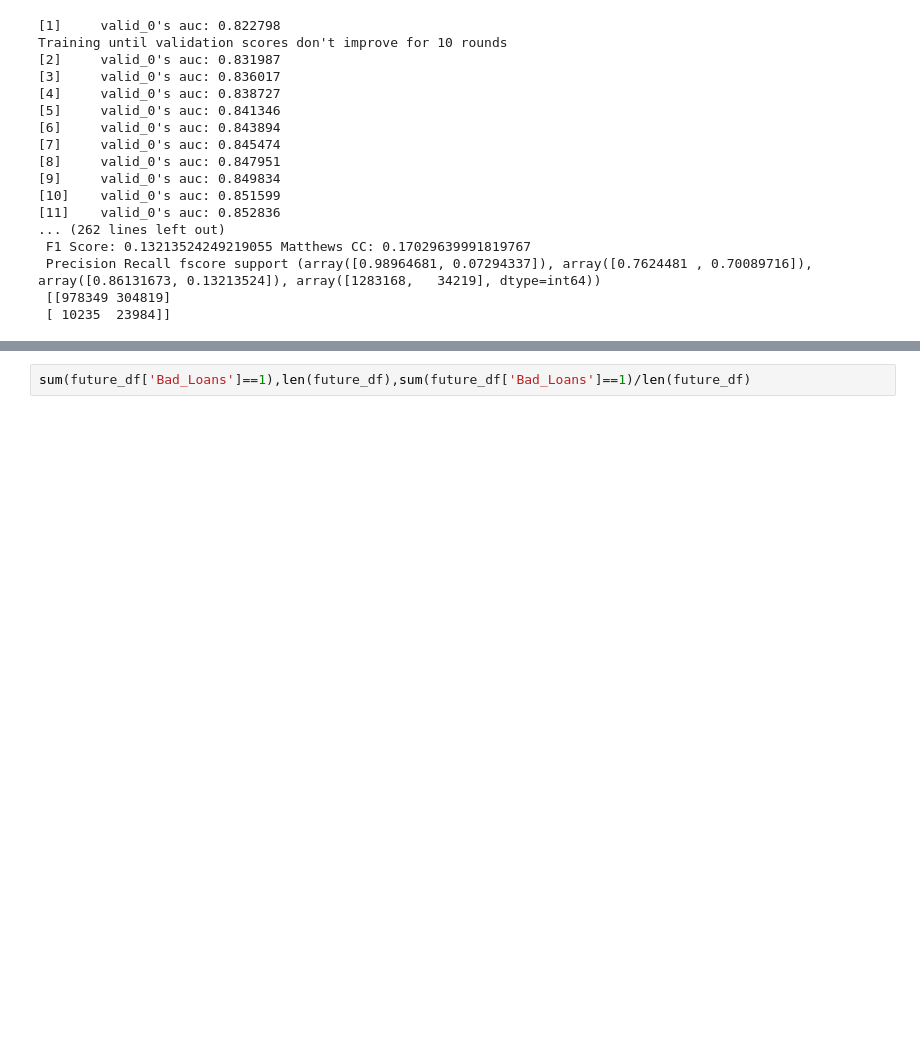
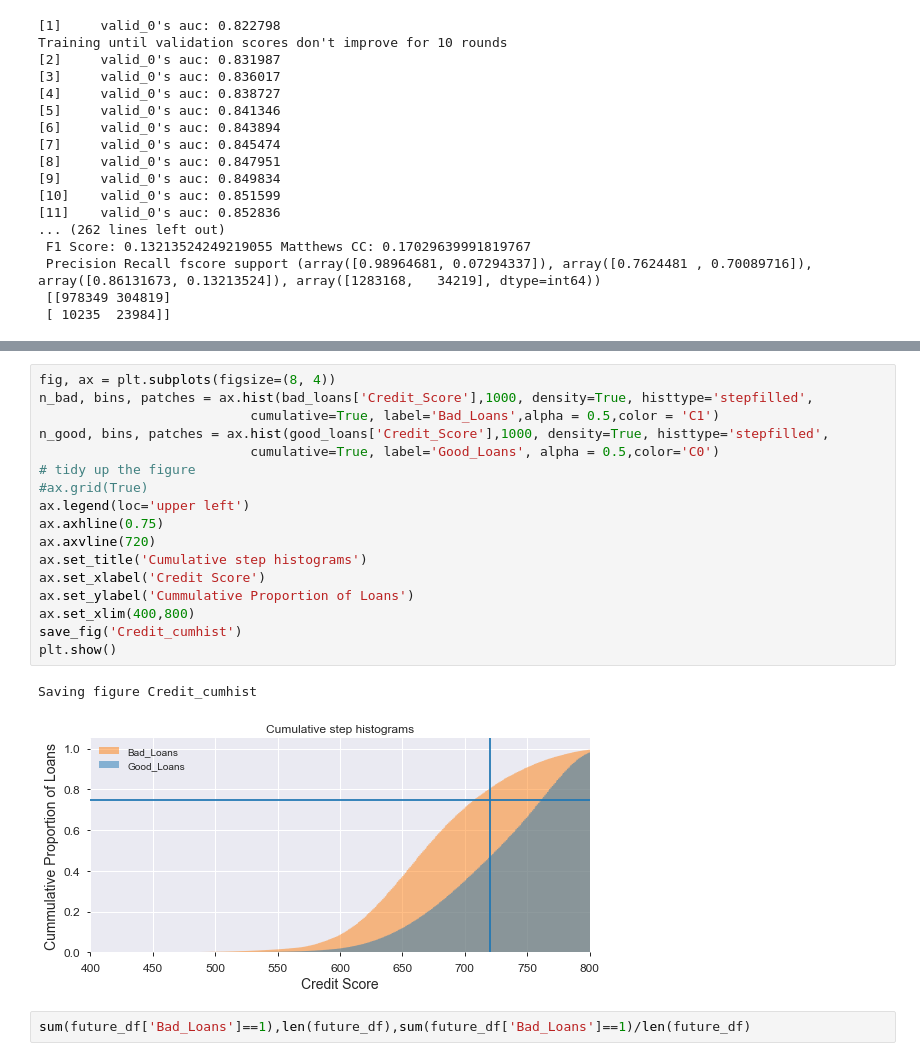
Before and after one commit to tsofoon/freddie, a Jupyter notebook: freddie_final.ipynb, the cells around one changed output, grey strips where cells are left out. Drawn from its saved outputs; the diff is of its cells as text; blank space fills up the shorter version.

```diff
--- a/freddie_final.ipynb
+++ b/freddie_final.ipynb
@@ -792,3 +828,23 @@ Saving figure Credit_cumhist
+# %%
+fig, ax = plt.subplots(figsize=(8, 4))
+n_bad, bins, patches = ax.hist(bad_loans['Credit_Score'],1000, density=True, histtype='stepfilled',
+                           cumulative=True, label='Bad_Loans',alpha = 0.5,color = 'C1')
+n_good, bins, patches = ax.hist(good_loans['Credit_Score'],1000, density=True, histtype='stepfilled',
+                           cumulative=True, label='Good_Loans', alpha = 0.5,color='C0')
+# tidy up the figure
+#ax.grid(True)
+ax.legend(loc='upper left')
+ax.axhline(0.75)
+ax.axvline(720)
+ax.set_title('Cumulative step histograms')
+ax.set_xlabel('Credit Score')
+ax.set_ylabel('Cummulative Proportion of Loans')
+ax.set_xlim(400,800)
+save_fig('Credit_cumhist')
+plt.show()
+# %% [output]
+Saving figure Credit_cumhist
+[figure, added]
 # %%
 sum(future_df['Bad_Loans']==1),len(future_df),sum(future_df['Bad_Loans']==1)/len(future_df)
 # %% [output]
```
Also changed, not shown: parts of 4 cells of this notebook.
